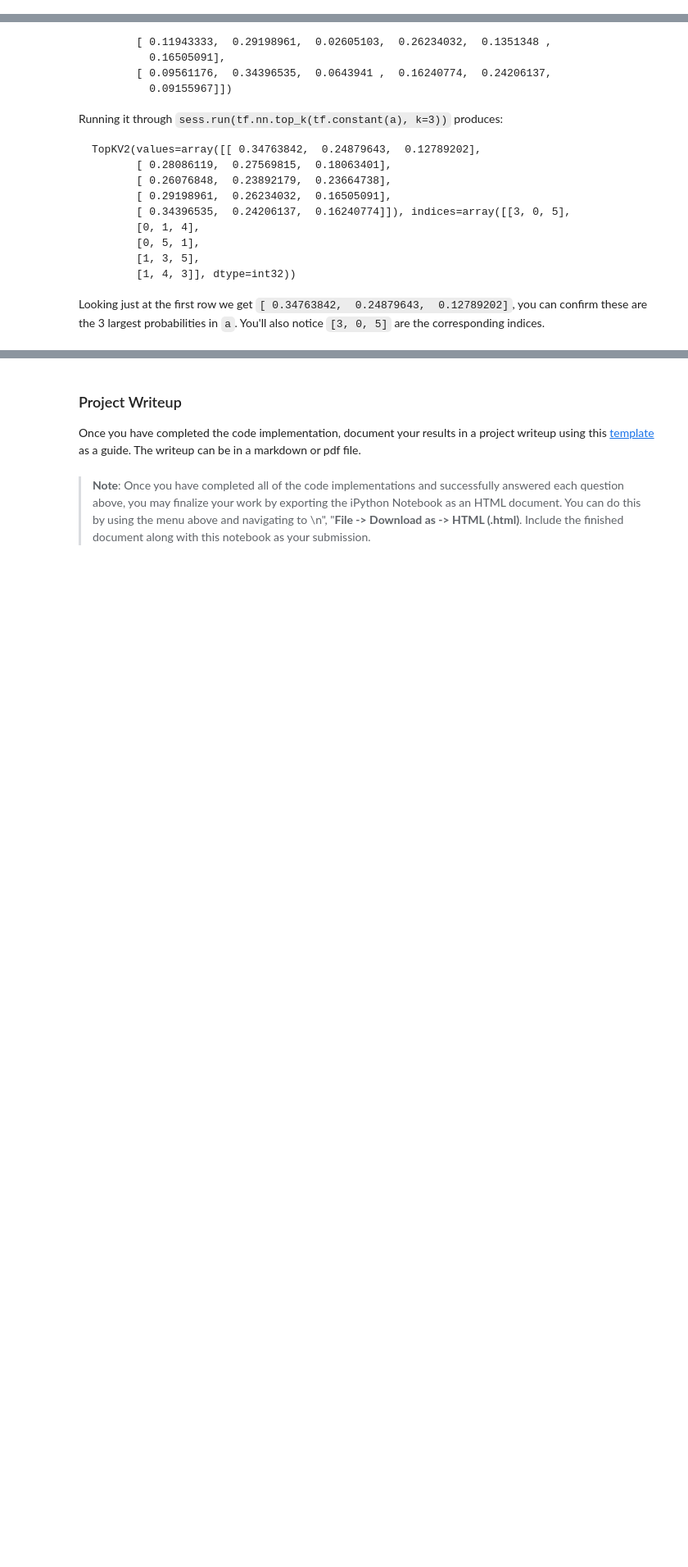
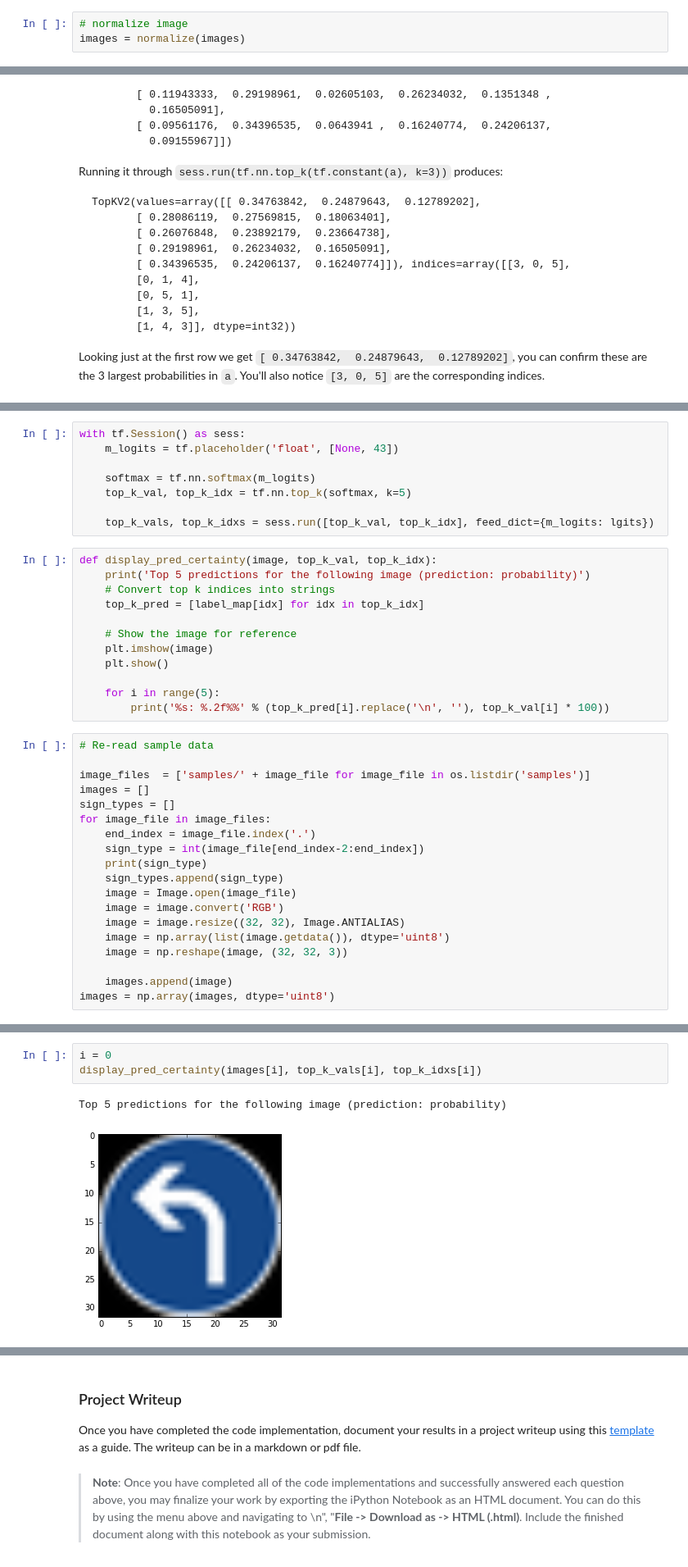
Before and after one commit to JavonDavis/Traffic-Sign-Classifier, a Jupyter notebook: Traffic_Sign_Classifier.ipynb, the cells around one changed output, grey strips where cells are left out. Shown at 82% size. Cells and saved outputs as stored; diff of their text form; blank space fills up the shorter version.

```diff
--- a/Traffic_Sign_Classifier.ipynb
+++ b/Traffic_Sign_Classifier.ipynb
@@ -470,0 +512,3 @@ You may find `signnames.csv` useful as it contains mappings from the class id (i
+# %%
+# normalize image
+images = normalize(images)
@@ -518,0 +592,39 @@ Looking just at the first row we get `[ 0.34763842,  0.24879643,  0.12789202]`,
+# %%
+with tf.Session() as sess:
+    m_logits = tf.placeholder('float', [None, 43])
+
+    softmax = tf.nn.softmax(m_logits)
+    top_k_val, top_k_idx = tf.nn.top_k(softmax, k=5)
+
+    top_k_vals, top_k_idxs = sess.run([top_k_val, top_k_idx], feed_dict={m_logits: lgits})
+# %%
+def display_pred_certainty(image, top_k_val, top_k_idx):
+    print('Top 5 predictions for the following image (prediction: probability)')
+    # Convert top k indices into strings
+    top_k_pred = [label_map[idx] for idx in top_k_idx]
+
+    # Show the image for reference
+    plt.imshow(image)
+    plt.show()
+
+    for i in range(5):
+        print('%s: %.2f%%' % (top_k_pred[i].replace('\n', ''), top_k_val[i] * 100))
+# %%
+# Re-read sample data
+
+image_files  = ['samples/' + image_file for image_file in os.listdir('samples')]
+images = []
+sign_types = []
+for image_file in image_files:
+    end_index = image_file.index('.')
+    sign_type = int(image_file[end_index-2:end_index])
+    print(sign_type)
+    sign_types.append(sign_type)
+    image = Image.open(image_file)
+    image = image.convert('RGB')
+    image = image.resize((32, 32), Image.ANTIALIAS)
+    image = np.array(list(image.getdata()), dtype='uint8')
+    image = np.reshape(image, (32, 32, 3))
+
+    images.append(image)
+images = np.array(images, dtype='uint8')
@@ -518,0 +637,6 @@ Looking just at the first row we get `[ 0.34763842,  0.24879643,  0.12789202]`,
+# %%
+i = 0
+display_pred_certainty(images[i], top_k_vals[i], top_k_idxs[i])
+# %% [output]
+Top 5 predictions for the following image (prediction: probability)
+[figure, added]
```
Also changed, not shown: parts of 28 cells of this notebook, 8 other files.
